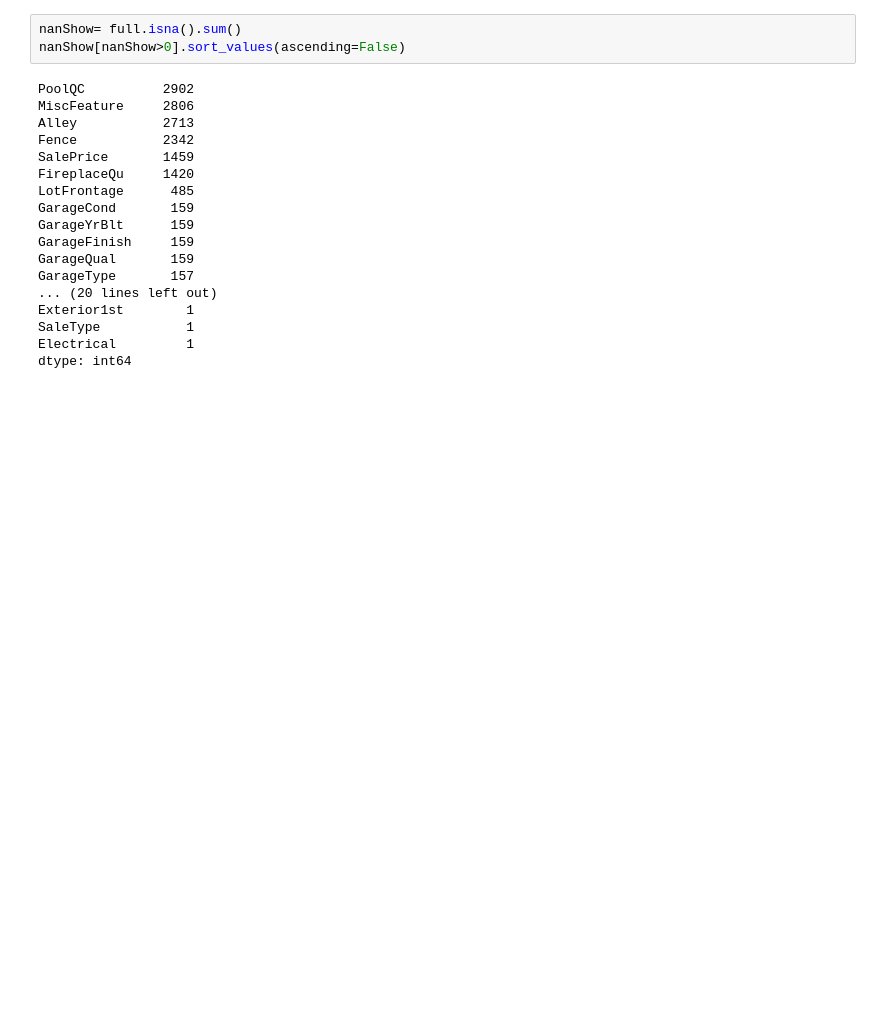
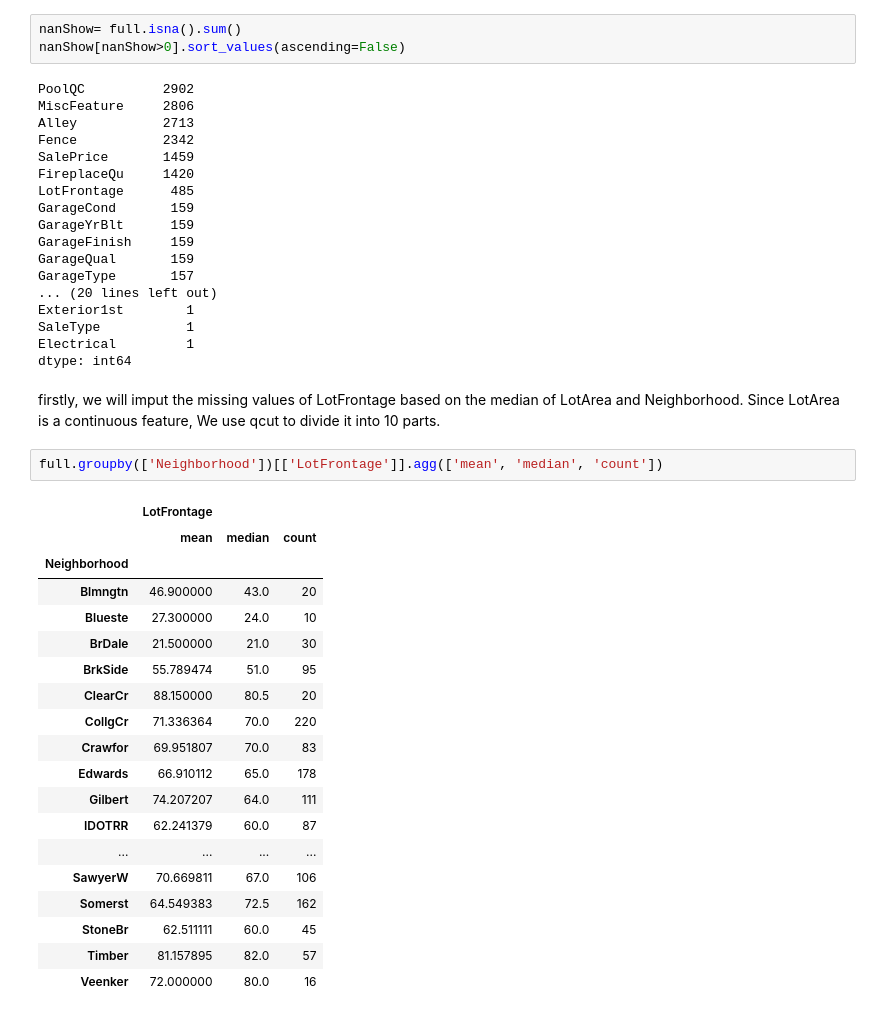
Before and after one commit to Elhassan7/house-prices-advanced-regression-techniques, a Jupyter notebook: HousePrice.ipynb, the cells around one changed output. Cells and saved outputs as stored; diff of their text form; blank space fills up the shorter version.

```diff
--- a/HousePrice.ipynb
+++ b/HousePrice.ipynb
@@ -98,3 +98,27 @@ Exterior1st        1
 SaleType           1
 Electrical         1
 dtype: int64
+# %% [markdown]
+firstly, we will imput the missing values of LotFrontage based on the median of LotArea and Neighborhood. Since LotArea is a continuous feature, We use qcut to divide it into 10 parts.
+# %%
+full.groupby(['Neighborhood'])[['LotFrontage']].agg(['mean', 'median', 'count'])
+# %% [output]
+|  | LotFrontage |  |  |
+|  | mean | median | count |
+| Neighborhood |  |  |  |
+| Blmngtn | 46.900000 | 43.0 | 20 |
+| Blueste | 27.300000 | 24.0 | 10 |
+| BrDale | 21.500000 | 21.0 | 30 |
+| BrkSide | 55.789474 | 51.0 | 95 |
+| ClearCr | 88.150000 | 80.5 | 20 |
+| CollgCr | 71.336364 | 70.0 | 220 |
+| Crawfor | 69.951807 | 70.0 | 83 |
+| Edwards | 66.910112 | 65.0 | 178 |
+| Gilbert | 74.207207 | 64.0 | 111 |
+| IDOTRR | 62.241379 | 60.0 | 87 |
+| ... | ... | ... | ... |
+| SawyerW | 70.669811 | 67.0 | 106 |
+| Somerst | 64.549383 | 72.5 | 162 |
+| StoneBr | 62.511111 | 60.0 | 45 |
+| Timber | 81.157895 | 82.0 | 57 |
+| Veenker | 72.000000 | 80.0 | 16 |
```
